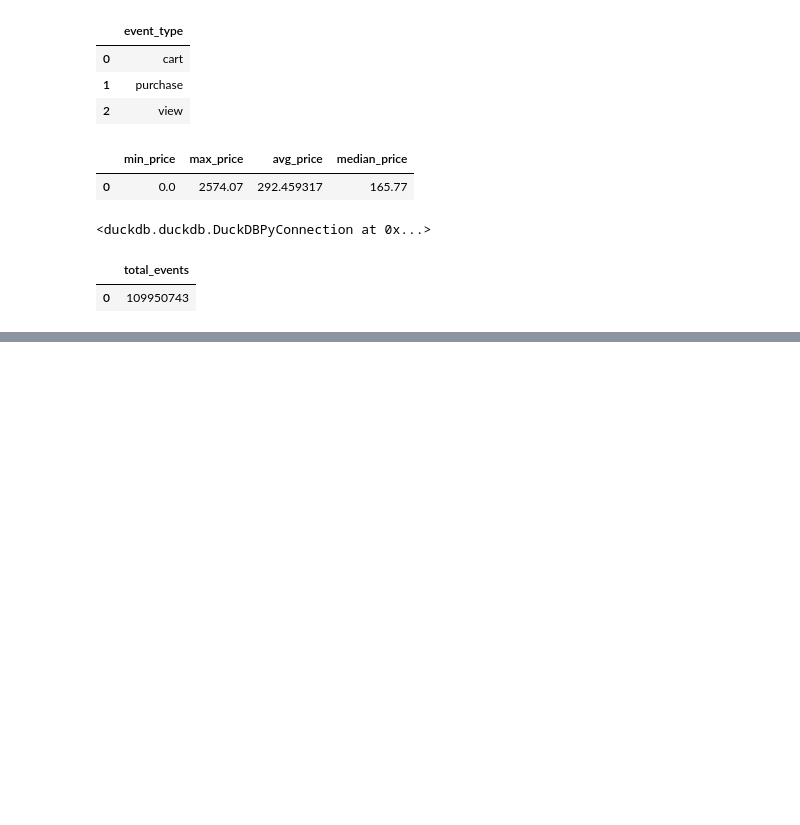
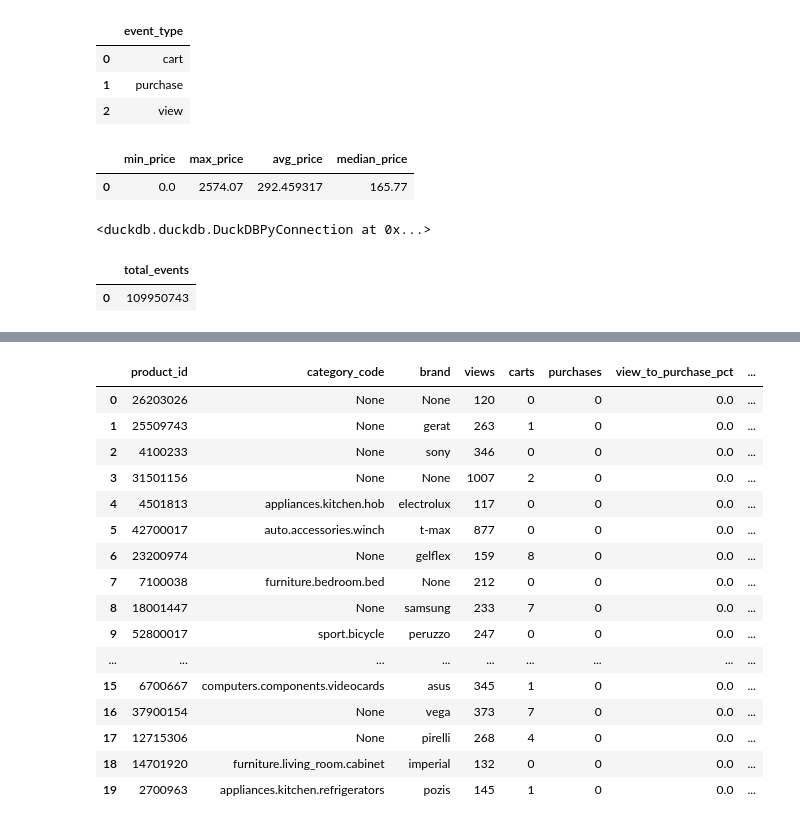
Before and after one commit to shubham-k-jha/E-Commerce-Data-Warehouse-Analytics, a Jupyter notebook: e-commerce-data-warehouse-analytics.ipynb, the cells around one changed output, grey strips where cells are left out. Saved outputs shown, nothing was run; the diff lists cells and outputs as text; code cells hidden in the pictures; blank space fills up the shorter version.

```diff
--- a/e-commerce-data-warehouse-analytics.ipynb
+++ b/e-commerce-data-warehouse-analytics.ipynb
@@ -236,0 +703,74 @@ con.execute("""
+# %%
+product_conversion = con.execute("""
+WITH product_metrics AS (
+
+    SELECT
+
+        product_id,
+
+        MAX(category_code) AS category_code,
+
+        MAX(brand) AS brand,
+
+        COUNT(*) FILTER (
+            WHERE event_type = 'view'
+        ) AS views,
+
+        COUNT(*) FILTER (
+            WHERE event_type = 'cart'
+        ) AS carts,
+
+        COUNT(*) FILTER (
+            WHERE event_type = 'purchase'
+        ) AS purchases
+
+    FROM enriched_events
+
+    GROUP BY product_id
+
+)
+
+SELECT
+
+    *,
+
+    ROUND(
+        100.0 * purchases /
+        NULLIF(views, 0),
+        2
+    ) AS view_to_purchase_pct,
+
+    ROUND(
+        100.0 * carts /
+        NULLIF(views, 0),
+        2
+    ) AS view_to_cart_pct
+
+FROM product_metrics
+
+WHERE views >= 100
+
+ORDER BY view_to_purchase_pct ASC
+
+LIMIT 100
+""").df()
+
+product_conversion.head(20)
+# %% [output]
+|  | product_id | category_code | brand | views | carts | purchases | view_to_purchase_pct | ... |
+| 0 | 26203026 | None | None | 120 | 0 | 0 | 0.0 | ... |
+| 1 | 25509743 | None | gerat | 263 | 1 | 0 | 0.0 | ... |
+| 2 | 4100233 | None | sony | 346 | 0 | 0 | 0.0 | ... |
+| 3 | 31501156 | None | None | 1007 | 2 | 0 | 0.0 | ... |
+| 4 | 4501813 | appliances.kitchen.hob | electrolux | 117 | 0 | 0 | 0.0 | ... |
+| 5 | 42700017 | auto.accessories.winch | t-max | 877 | 0 | 0 | 0.0 | ... |
+| 6 | 23200974 | None | gelflex | 159 | 8 | 0 | 0.0 | ... |
+| 7 | 7100038 | furniture.bedroom.bed | None | 212 | 0 | 0 | 0.0 | ... |
+| 8 | 18001447 | None | samsung | 233 | 7 | 0 | 0.0 | ... |
+| 9 | 52800017 | sport.bicycle | peruzzo | 247 | 0 | 0 | 0.0 | ... |
+| ... | ... | ... | ... | ... | ... | ... | ... | ... |
+| 15 | 6700667 | computers.components.videocards | asus | 345 | 1 | 0 | 0.0 | ... |
+| 16 | 37900154 | None | vega | 373 | 7 | 0 | 0.0 | ... |
+| 17 | 12715306 | None | pirelli | 268 | 4 | 0 | 0.0 | ... |
+| 18 | 14701920 | furniture.living_room.cabinet | imperial | 132 | 0 | 0 | 0.0 | ... |
+| 19 | 2700963 | appliances.kitchen.refrigerators | pozis | 145 | 1 | 0 | 0.0 | ... |
```
Also changed, not shown: parts of 39 cells of this notebook.
